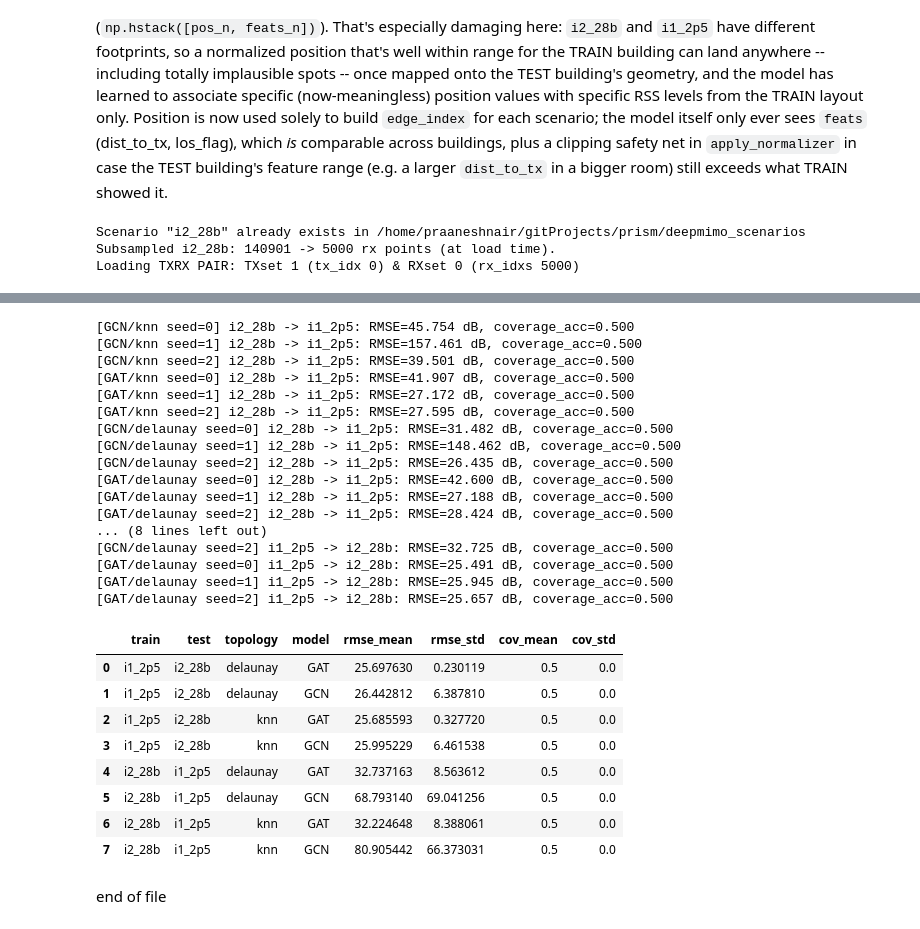
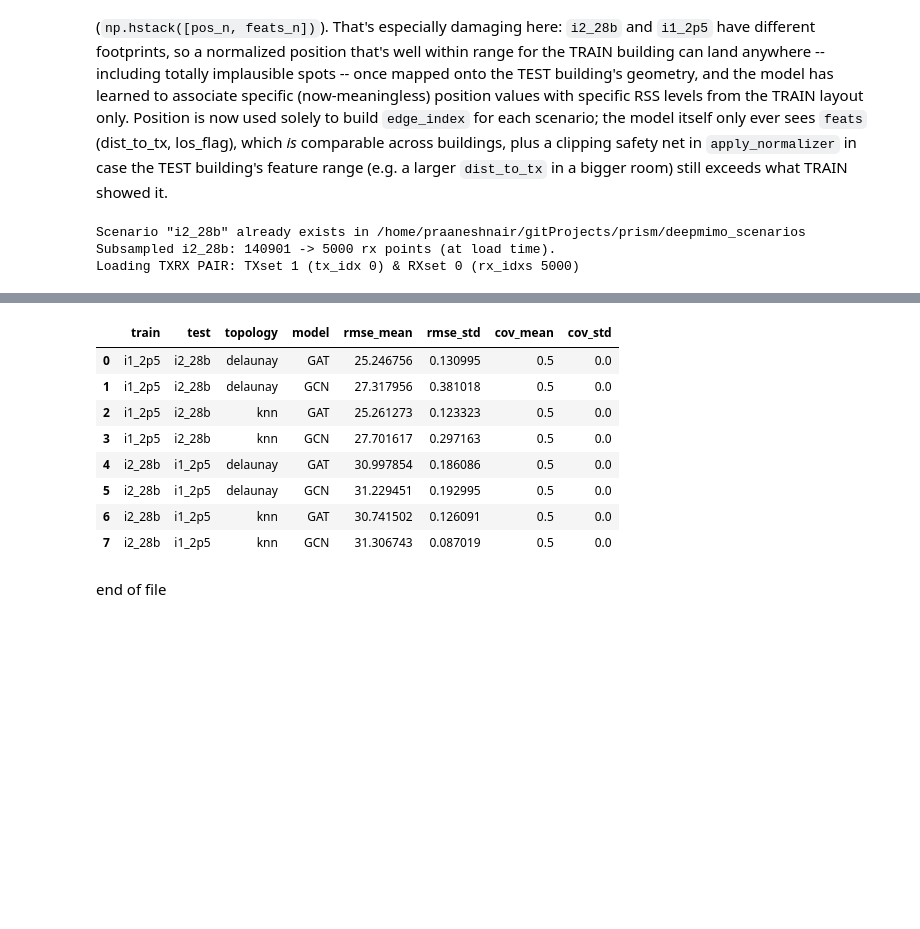
Before and after one commit to CompileArtisan/prism, a Jupyter notebook: radiomap_6g_sweep.ipynb, the cells around one changed output, grey strips where cells are left out. Drawn from its saved outputs; the diff is of its cells as text; code cells hidden in the pictures; blank space fills up the shorter version.

```diff
--- a/radiomap_6g_sweep.ipynb
+++ b/radiomap_6g_sweep.ipynb
@@ -711,17 +746,33 @@ def full_generalization_sweep(scenario_pairs=(("i2_28b", "i1_2p5"), ("i1_2p5", "
 
             for name, model_cls in models:
                 for seed in range(n_seeds):
-                    torch.manual_seed(seed)
+                    # Hold out part of the TRAIN scenario for validation-
+                    # based early stopping -- previously ALL of it was used
+                    # to train blind for a fixed 300 epochs with no signal
+                    # to catch divergence, which is what produced the
+                    # seed-dependent RMSE (45 -> 157 -> 39 dB) reported
+                    # earlier for this exact train/test pair.
+                    rng = np.random.default_rng(seed)
+                    n_tr = len(rss_tr)
+                    perm = rng.permutation(n_tr)
+                    n_val = max(1, int(n_tr * 0.15))
+                    val_idx, fit_idx = perm[:n_val], perm[n_val:]
+                    train_mask = torch.zeros(n_tr, dtype=torch.bool)
+                    train_mask[fit_idx] = True
+                    val_mask = torch.zeros(n_tr, dtype=torch.bool)
+                    val_mask[val_idx] = True
+
                     model = model_cls(in_channels=x_tr.shape[1])
-                    opt = torch.optim.Adam(model.parameters(), lr=lr)
-                    loss_fn = nn.MSELoss()
-                    for _ in range(epochs):
-                        opt.zero_grad()
-                        loss = loss_fn(model(x_tr, ei_tr), y_tr)
-                        loss.backward()
-                        torch.nn.utils.clip_grad_norm_(model.parameters(), max_norm=5.0)
-                        opt.step()
+                    model = _train_gnn(model, x_tr, ei_tr, y_tr, train_mask, val_mask,
+                                        epochs=epochs, lr=lr, weight_decay=1e-4,
+                                        patience=30, seed=seed)
 
+                    # model is already in eval() mode here (set inside
+                    # _train_gnn) -- previously this call site never
+                    # switched out of train mode, so GAT's attention
+                    # dropout (default rate 0.6) stayed active at test
+                    # time and added noise to every cross-scenario
+                    # prediction.
                     with torch.no_grad():
                         pred_te_n = model(x_te, ei_te).numpy().squeeze()
                     # Denormalize with TRAIN stats -- using test-set stats
@@ -772,28 +837,11 @@ Loading TXRX PAIR: TXset 2 (tx_idx 63) & RXset 0 (rx_idxs 5000)
-[GCN/knn seed=0] i2_28b -> i1_2p5: RMSE=45.754 dB, coverage_acc=0.500
-[GCN/knn seed=1] i2_28b -> i1_2p5: RMSE=157.461 dB, coverage_acc=0.500
-[GCN/knn seed=2] i2_28b -> i1_2p5: RMSE=39.501 dB, coverage_acc=0.500
-[GAT/knn seed=0] i2_28b -> i1_2p5: RMSE=41.907 dB, coverage_acc=0.500
-[GAT/knn seed=1] i2_28b -> i1_2p5: RMSE=27.172 dB, coverage_acc=0.500
-[GAT/knn seed=2] i2_28b -> i1_2p5: RMSE=27.595 dB, coverage_acc=0.500
-[GCN/delaunay seed=0] i2_28b -> i1_2p5: RMSE=31.482 dB, coverage_acc=0.500
-[GCN/delaunay seed=1] i2_28b -> i1_2p5: RMSE=148.462 dB, coverage_acc=0.500
-[GCN/delaunay seed=2] i2_28b -> i1_2p5: RMSE=26.435 dB, coverage_acc=0.500
-[GAT/delaunay seed=0] i2_28b -> i1_2p5: RMSE=42.600 dB, coverage_acc=0.500
-[GAT/delaunay seed=1] i2_28b -> i1_2p5: RMSE=27.188 dB, coverage_acc=0.500
-[GAT/delaunay seed=2] i2_28b -> i1_2p5: RMSE=28.424 dB, coverage_acc=0.500
-... (8 lines left out)
-[GCN/delaunay seed=2] i1_2p5 -> i2_28b: RMSE=32.725 dB, coverage_acc=0.500
-[GAT/delaunay seed=0] i1_2p5 -> i2_28b: RMSE=25.491 dB, coverage_acc=0.500
-[GAT/delaunay seed=1] i1_2p5 -> i2_28b: RMSE=25.945 dB, coverage_acc=0.500
-[GAT/delaunay seed=2] i1_2p5 -> i2_28b: RMSE=25.657 dB, coverage_acc=0.500
 |  | train | test | topology | model | rmse_mean | rmse_std | cov_mean | cov_std |
-| 0 | i1_2p5 | i2_28b | delaunay | GAT | 25.697630 | 0.230119 | 0.5 | 0.0 |
-| 1 | i1_2p5 | i2_28b | delaunay | GCN | 26.442812 | 6.387810 | 0.5 | 0.0 |
-| 2 | i1_2p5 | i2_28b | knn | GAT | 25.685593 | 0.327720 | 0.5 | 0.0 |
-| 3 | i1_2p5 | i2_28b | knn | GCN | 25.995229 | 6.461538 | 0.5 | 0.0 |
-| 4 | i2_28b | i1_2p5 | delaunay | GAT | 32.737163 | 8.563612 | 0.5 | 0.0 |
-| 5 | i2_28b | i1_2p5 | delaunay | GCN | 68.793140 | 69.041256 | 0.5 | 0.0 |
-| 6 | i2_28b | i1_2p5 | knn | GAT | 32.224648 | 8.388061 | 0.5 | 0.0 |
-| 7 | i2_28b | i1_2p5 | knn | GCN | 80.905442 | 66.373031 | 0.5 | 0.0 |
+| 0 | i1_2p5 | i2_28b | delaunay | GAT | 25.246756 | 0.130995 | 0.5 | 0.0 |
+| 1 | i1_2p5 | i2_28b | delaunay | GCN | 27.317956 | 0.381018 | 0.5 | 0.0 |
+| 2 | i1_2p5 | i2_28b | knn | GAT | 25.261273 | 0.123323 | 0.5 | 0.0 |
+| 3 | i1_2p5 | i2_28b | knn | GCN | 27.701617 | 0.297163 | 0.5 | 0.0 |
+| 4 | i2_28b | i1_2p5 | delaunay | GAT | 30.997854 | 0.186086 | 0.5 | 0.0 |
+| 5 | i2_28b | i1_2p5 | delaunay | GCN | 31.229451 | 0.192995 | 0.5 | 0.0 |
+| 6 | i2_28b | i1_2p5 | knn | GAT | 30.741502 | 0.126091 | 0.5 | 0.0 |
+| 7 | i2_28b | i1_2p5 | knn | GCN | 31.306743 | 0.087019 | 0.5 | 0.0 |
 # %% [markdown]
 end of file
```
Also changed, not shown: parts of 9 cells of this notebook.
